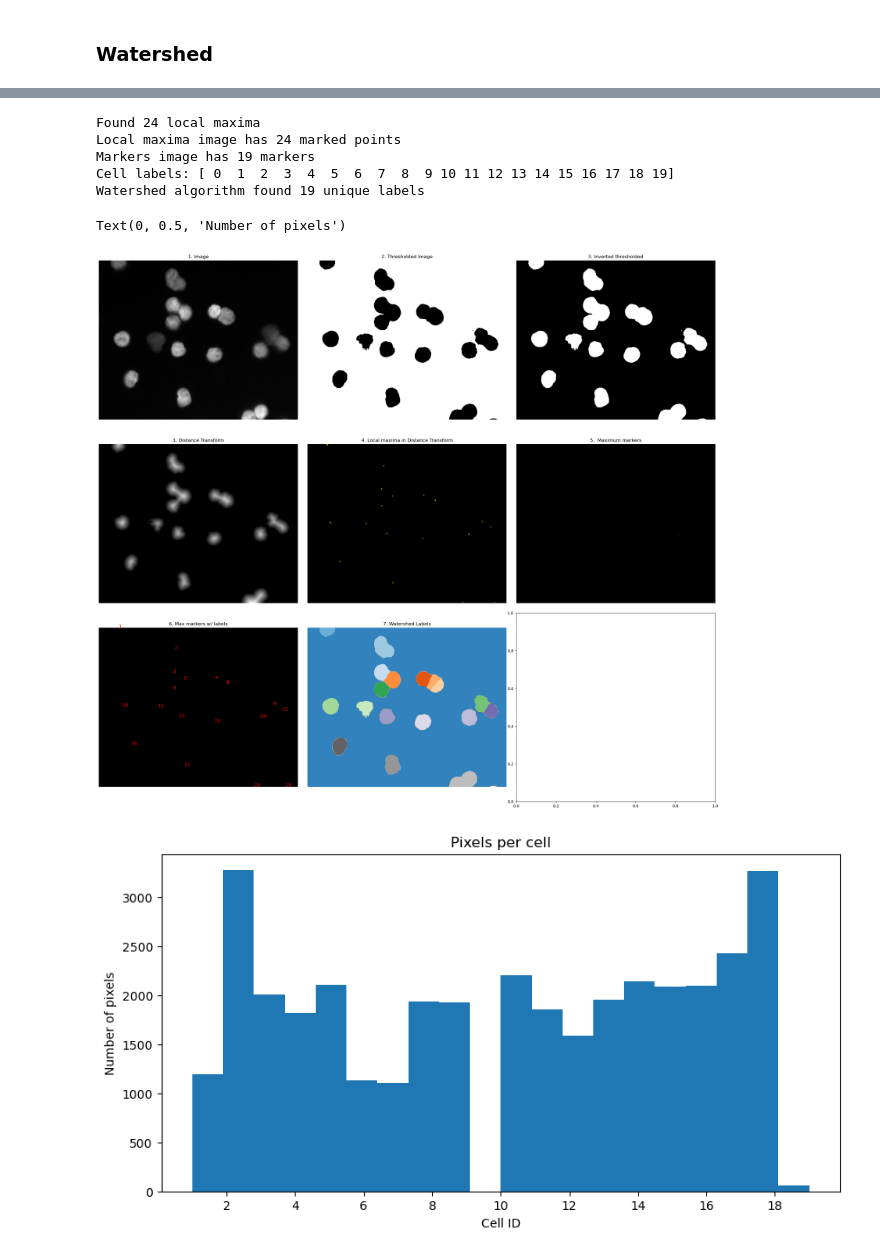
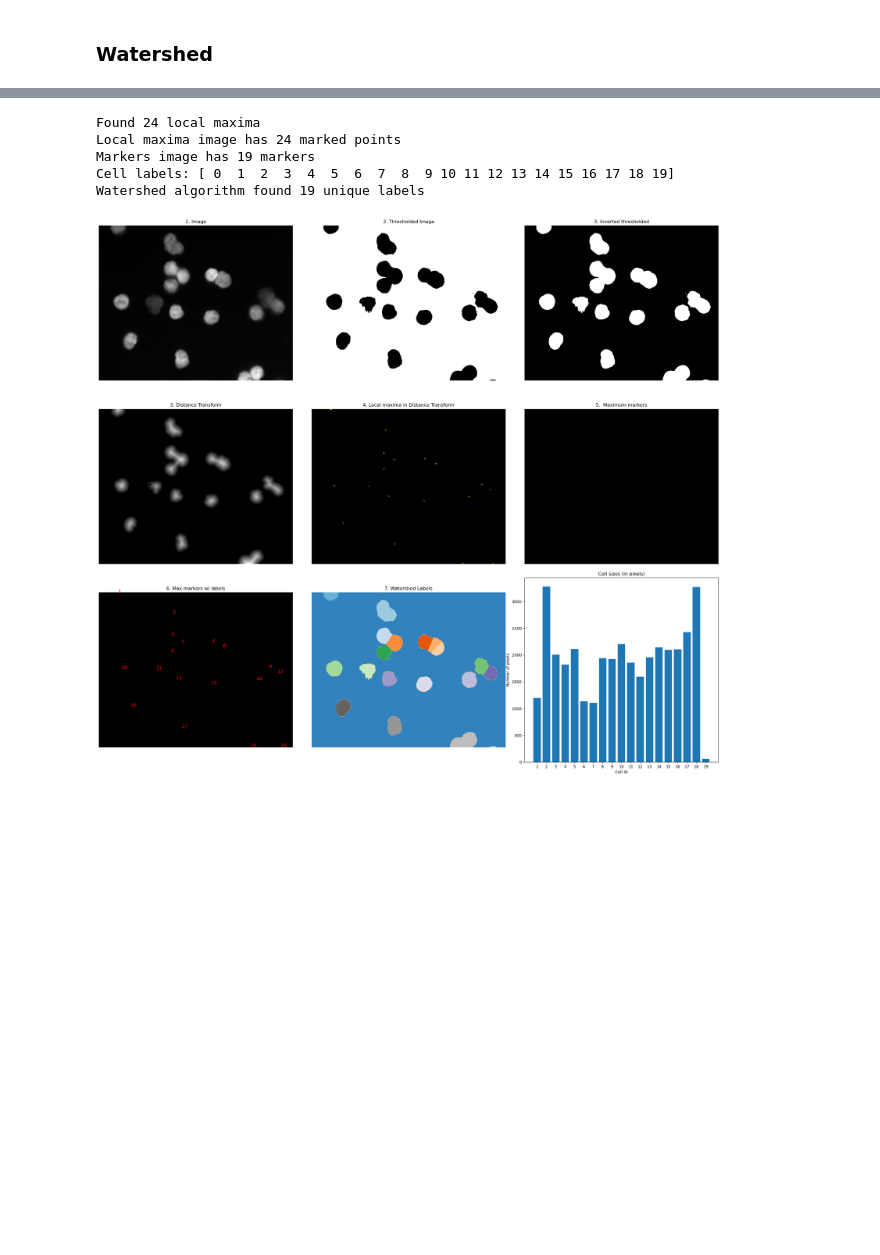
Before and after one commit to TranslationalML/course-image-analysis, a Jupyter notebook: module2/segmentation_description.ipynb, the cells around one changed output, grey strips where cells are left out. Cells and saved outputs as stored; diff of their text form; code cells hidden in the pictures; blank space fills up the shorter version.

Commit message:
(enhancement) added cleaner histogram for cell sizes

```diff
--- a/module2/segmentation_description.ipynb
+++ b/module2/segmentation_description.ipynb
@@ -88,7 +86,7 @@ img_bin_inv = invert(img_bin)
 img_dist = ndi.distance_transform_edt(img_bin_inv)
 
 # find coordinates of local maxima in distance transform image
-coords_max = peak_local_max(img_dist, footprint=np.ones((25,25)), labels=img_bin_inv) # (20,20)
+coords_max = peak_local_max(img_dist, footprint=np.ones((25,25)), labels=img_bin_inv)
 print(f'Found {coords_max.shape[0]} local maxima')
 
 # create an image with these coordinates marked as True
@@ -102,8 +100,6 @@ markers, _ = ndi.label(local_maxima)
 print(f'Markers image has {len(np.unique(markers))-1} markers') # -1 because 0 is background
 print(f'Cell labels: {np.unique(markers)}')
 import matplotlib.pyplot as plt
-
-
 
 # Run watershed algorithm to label each pixel with the marker of the local maximum it is closest to
 labels = watershed(img_dist, markers, mask=img_bin_inv,compactness=1)
@@ -127,44 +123,39 @@ axes[1,0].axis('off')
 axes[1,1].imshow(local_maxima, cmap='gray')
 axes[1,1].set_title('4. Local maxima in Distance Transform')
 axes[1,1].axis('off')
 axes[1,1].scatter(coords_max[:,1], coords_max[:,0], c='y', s=20, marker="+", alpha=0.5)
 axes[1,2].imshow(markers, cmap='gray')
 axes[1,2].set_title('5.  Maximum markers')
 axes[1,2].axis('off')
 
 # Find non-zero pixels in the markers image
 non_zero_pixels = markers[markers != 0]
 # Plot a string equal to the value of the non-zero pixel at that location in the image
 axes[2,0].imshow(markers, cmap='gray')
 for i, pixel in enumerate(non_zero_pixels):
     row, col = np.where(markers == pixel)
     axes[2,0].text(col[0], row[0], str(pixel), color='red', fontsize=12)
 axes[2,0].set_title('6. Max markers w/ labels')
 axes[2,0].axis('off')
 
-
 axes[2,1].imshow(labels, cmap='tab20c')
 axes[2,1].set_title('7. Watershed Labels')
 axes[2,1].axis('off')
 
-plt.tight_layout(pad=0.2)
+unique_labels, label_counts = np.unique(labels[labels>0].ravel(), return_counts=True)
+axes[2,2].bar(unique_labels, label_counts, align='center')
+axes[2,2].set_xticks(unique_labels)
+axes[2,2].set_title('Cell sizes (in pixels)')
+axes[2,2].set_xlabel('Cell ID')
+axes[2,2].set_ylabel('Number of pixels')
 
 
-# plot the number of pixels per cell
-ax = plt.figure(figsize=(10,5)).gca()
-ax.xaxis.set_major_locator(MaxNLocator(integer=True))
-
-plt.hist(labels[labels>0].ravel(), bins=len(np.unique(labels)-1))
-plt.title('Pixels per cell')
-plt.xlabel('Cell ID')
-plt.ylabel('Number of pixels')
+plt.tight_layout(pad=0.3)
 # %% [output]
 Found 24 local maxima
 Local maxima image has 24 marked points
 Markers image has 19 markers
 Cell labels: [ 0  1  2  3  4  5  6  7  8  9 10 11 12 13 14 15 16 17 18 19]
 Watershed algorithm found 19 unique labels
-Text(0, 0.5, 'Number of pixels')
-[figure, old version]
+[figure, new version]
-[figure, removed]
 # %% [markdown]
```
Also changed, not shown: parts of 4 cells of this notebook.
